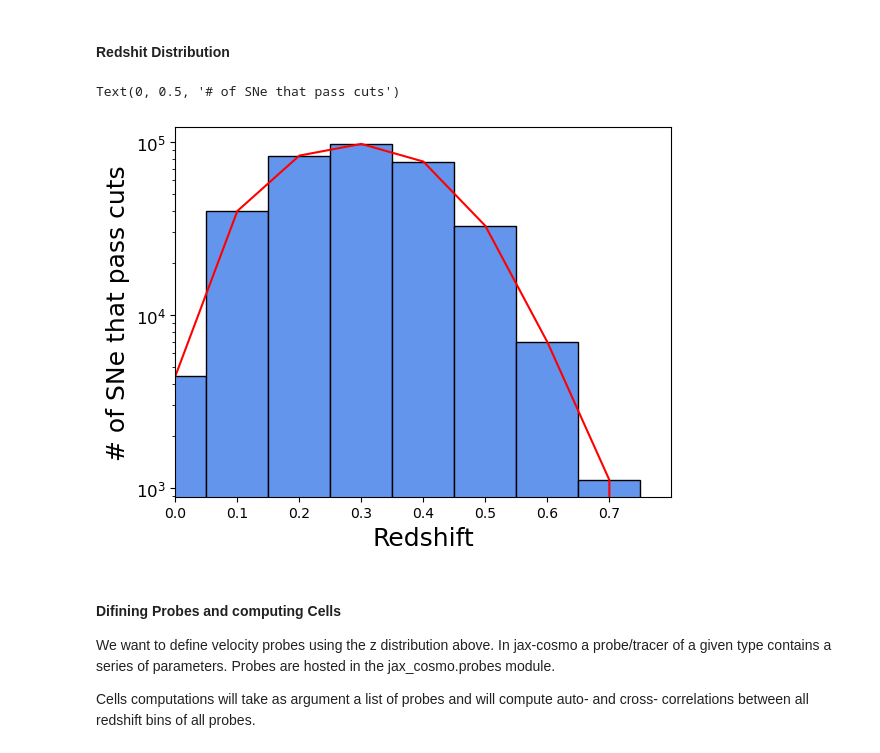
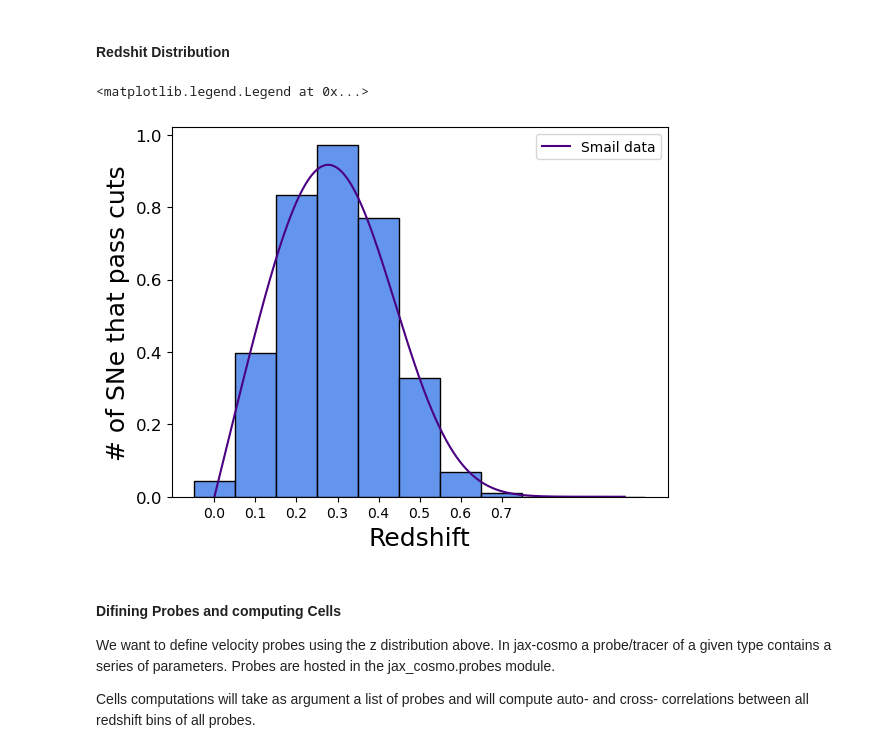
Before and after one commit to JP-Bonifacio/jax_cosmo, a Jupyter notebook: docs/notebooks/velocity_fisher.ipynb, the cells around one changed output. Cells and saved outputs as stored; diff of their text form; code cells hidden in the pictures.

Commit message:
just added the smail_nz

```diff
--- a/docs/notebooks/velocity_fisher.ipynb
+++ b/docs/notebooks/velocity_fisher.ipynb
@@ -69,36 +53,42 @@ Cosmological parameters:
 # %%
 #open file
 
 # FIXME: add file to local repository (?)
 # Path on my mac
 data = pd.read_csv('/Users/joaopedrobonifacio/Documents/lib/python/Peculiar_Velocities_Cells/z_distribution.csv', sep=',', header=0)
 
 #Path on OV
 #arquivo = open('/home/joao/lib/python/Peculiar_Velocities_Cells/z_distribution.csv', 'r')
 #data = pd.read_csv(arquivo, sep=',', header=0)
 
 z =[]
 spec_SNe =[]
 
 for i in data:
     z.append(data['z'])
     spec_SNe.append(data['spec_SNe'])
 
 z = np.array(z[0])
 spec_SNe = np.array(spec_SNe[0])
 
+# Using smail_nz to reproduce the Blazek's data
+zz = np.linspace(0., 1., 10000)
+nz = jc.redshift.smail_nz(1., 3., 0.4)
+
 #plt.figure(figsize=(12, 12))
-plt.bar(z, spec_SNe, color='cornflowerblue', alpha=1, width=0.1, edgecolor='k')
-plt.plot(z, spec_SNe, color='red')
+plt.bar(z, spec_SNe/100000, color='cornflowerblue', alpha=1, width=0.1, edgecolor='k')
+#plt.plot(z, spec_SNe, color='red')
+plt.plot(zz, nz(zz)/3, color = 'indigo', linewidth=1.5, label='Smail data')
 plt.xticks([0, .1, .2, .3, .4, .5, .6, .7])
-plt.xlim(0, 0.8)
+#plt.xlim(0, 0.8)
 plt.yticks(fontsize=12)
-plt.yscale('log')
+#plt.yscale('log')
 plt.xlabel('Redshift', fontsize=18)
 plt.ylabel('# of SNe that pass cuts', fontsize=18)
+plt.legend()
 # %% [output]
-Text(0, 0.5, '# of SNe that pass cuts')
+<matplotlib.legend.Legend at 0x...>
-[figure, old version]
+[figure, new version]
 # %% [markdown]
 #### Difining Probes and computing Cells
 
```
Also changed, not shown: parts of 5 cells of this notebook.
